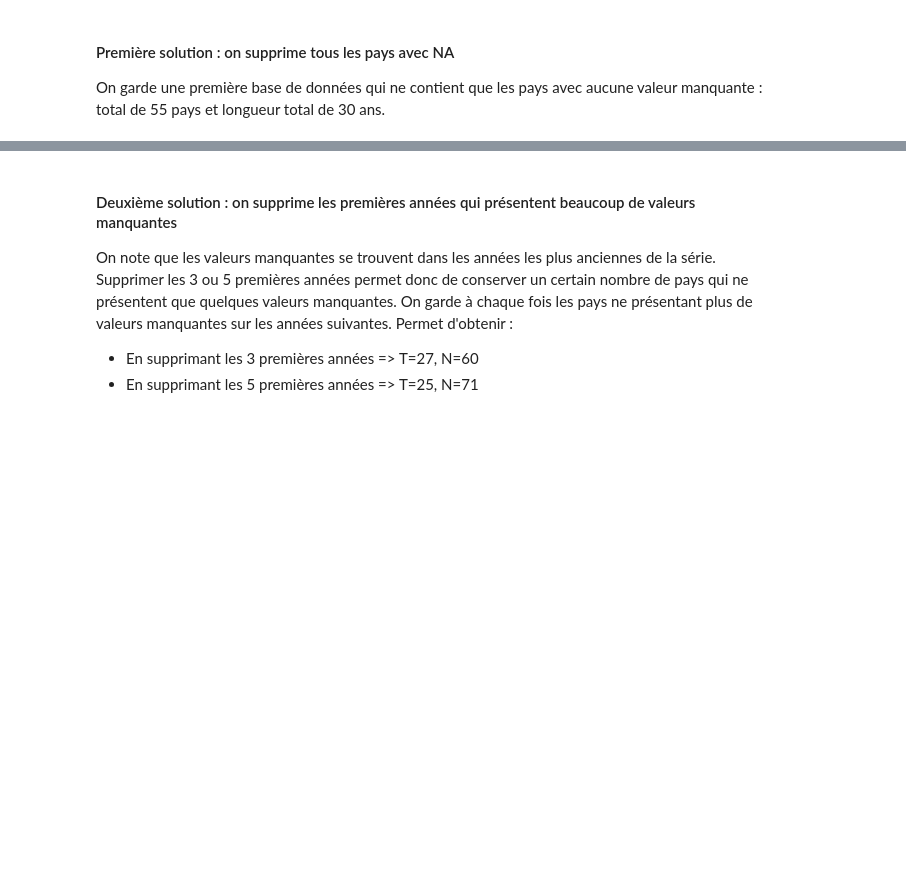
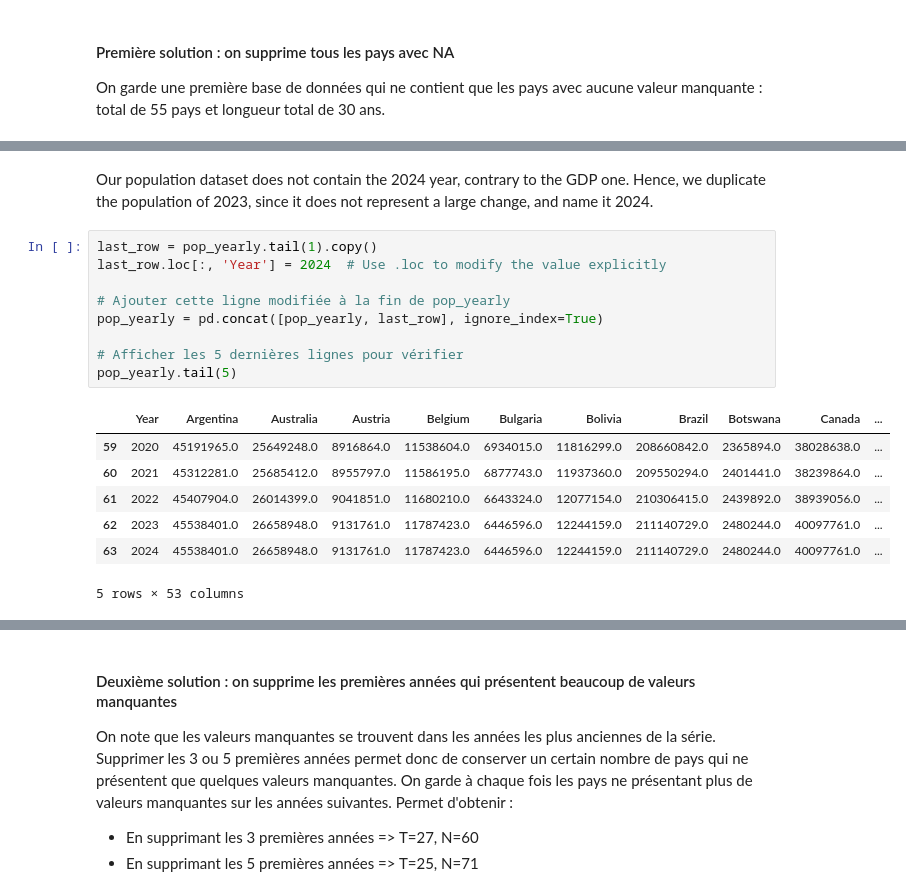
Before and after one commit to AminaManseur29/Bayesian_statistics_project, a Jupyter notebook: Data preprocessing/Preprocessing.ipynb, the cells around one changed output, grey strips where cells are left out. Cells and saved outputs as stored; diff of their text form; blank space fills up the shorter version.

```diff
--- a/Data preprocessing/Preprocessing.ipynb
+++ b/Data preprocessing/Preprocessing.ipynb
@@ -77,0 +190,19 @@ GDP_yearly_30.set_index(dates_column.name, inplace=True)
+# %% [markdown]
+Our population dataset does not contain the 2024 year, contrary to the GDP one. Hence, we duplicate the population of 2023, since it does not represent a large change, and name it 2024.
+# %%
+last_row = pop_yearly.tail(1).copy()
+last_row.loc[:, 'Year'] = 2024  # Use .loc to modify the value explicitly
+
+# Ajouter cette ligne modifiée à la fin de pop_yearly
+pop_yearly = pd.concat([pop_yearly, last_row], ignore_index=True)
+
+# Afficher les 5 dernières lignes pour vérifier
+pop_yearly.tail(5)
+# %% [output]
+|  | Year | Argentina | Australia | Austria | Belgium | Bulgaria | Bolivia | Brazil | Botswana | Canada | ... |
+| 59 | 2020 | 45191965.0 | 25649248.0 | 8916864.0 | 11538604.0 | 6934015.0 | 11816299.0 | 208660842.0 | 2365894.0 | 38028638.0 | ... |
+| 60 | 2021 | 45312281.0 | 25685412.0 | 8955797.0 | 11586195.0 | 6877743.0 | 11937360.0 | 209550294.0 | 2401441.0 | 38239864.0 | ... |
+| 61 | 2022 | 45407904.0 | 26014399.0 | 9041851.0 | 11680210.0 | 6643324.0 | 12077154.0 | 210306415.0 | 2439892.0 | 38939056.0 | ... |
+| 62 | 2023 | 45538401.0 | 26658948.0 | 9131761.0 | 11787423.0 | 6446596.0 | 12244159.0 | 211140729.0 | 2480244.0 | 40097761.0 | ... |
+| 63 | 2024 | 45538401.0 | 26658948.0 | 9131761.0 | 11787423.0 | 6446596.0 | 12244159.0 | 211140729.0 | 2480244.0 | 40097761.0 | ... |
+5 rows × 53 columns
```
Also changed, not shown: parts of 11 cells of this notebook, 3 other files.
